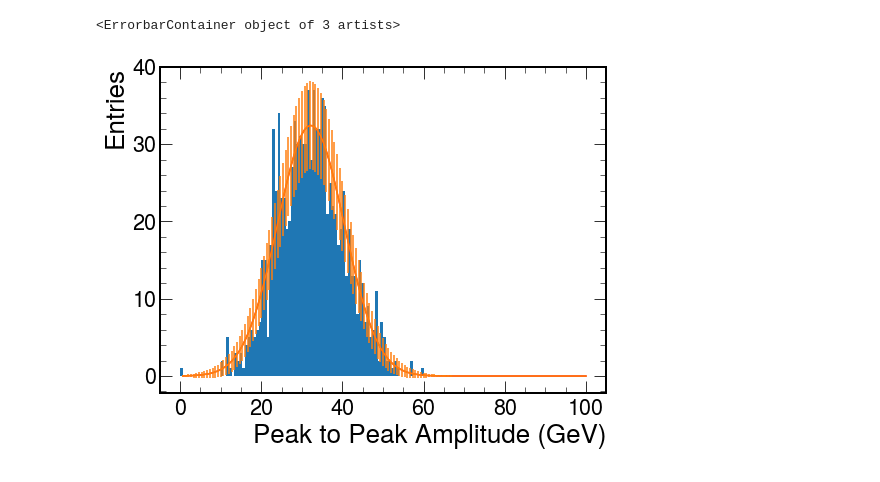
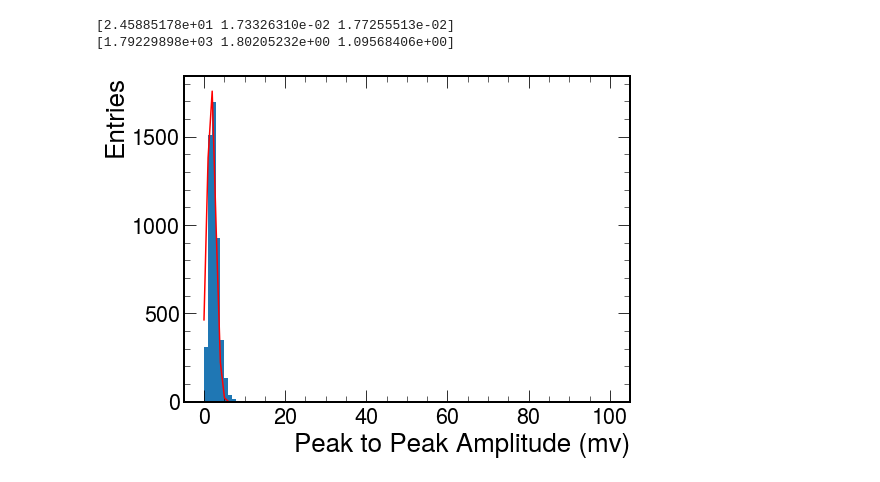
Before and after one commit to SeanBP/Scintillator-Scanner, a Jupyter notebook: RCDAQ_analysis/RCDAQ_Analysis.ipynb, the cells around one changed output. Drawn from its saved outputs; the diff is of its cells as text; code cells hidden in the pictures.

```diff
--- a/RCDAQ_analysis/RCDAQ_Analysis.ipynb
+++ b/RCDAQ_analysis/RCDAQ_Analysis.ipynb
@@ -54,0 +28,26 @@ plt.show()
+# %%
+import matplotlib.pyplot as plt
+import pylab
+import numpy as np
+from matplotlib import colors
+import mplhep as hep
+hep.style.use(hep.style.CMS)
+#hep.set_style("CMS")
+
+
+with open("Jun17Finger.txt") as f:
+    points = (f.read().split('Point'))
+#264
+point = points[1]
+peaktopeak = []
+p2ps = point.split('\n')
+for p2p in p2ps:
+    try:
+        if float(p2p) < 497:
+            peaktopeak.append(float(p2p))
+    except ValueError:
+        x=1
+plt.hist(peaktopeak,150,range=(0,20))
+plt.xlabel('mv')
+plt.ylabel('count')
+plt.show()
@@ -55,18 +56,21 @@ plt.show()
 # %%
 from scipy.optimize import curve_fit
 def gaussian(x, amp, mean, sigma):
     return amp * np.exp( -(x - mean)**2 / (2*sigma**2) )
 fig = plt.figure( figsize=(8, 6), facecolor='w')
-hist_data, bins, patches = plt.hist(peaktopeak, bins=500 - 350, range=[0, 100])
-x = np.linspace(bins[1], bins[-1], 500 - 350)
+hist_data, bins, patches = plt.hist(peaktopeak, 100, range=[0, 100])
+x = np.linspace(0, 100, 100)
 y = hist_data
-popt, pcov = curve_fit(gaussian, x, y, p0=(250, 250, 37.158))
-resolution = peaktopeak
+popt, pcov = curve_fit(gaussian, x, y, p0=(60, sum(peaktopeak)/len(peaktopeak), 50))
 y = gaussian(x, *popt)
 plt.plot(x, y, color='r')
-plt.xlabel('Peak to Peak Amplitude (GeV)')
+plt.xlabel('Peak to Peak Amplitude (mv)')
 plt.ylabel('Entries')
-plt.errorbar(x,y,yerr=np.sqrt(y))
+perr = np.sqrt(np.diag(pcov))
+print(perr)
+print(popt)
+#plt.errorbar(x,y,yerr=np.sqrt(y))
 # %% [output]
-<ErrorbarContainer object of 3 artists>
+[2.45885178e+01 1.73326310e-02 1.77255513e-02]
+[1.79229898e+03 1.80205232e+00 1.09568406e+00]
-[figure, old version]
+[figure, new version]
```
Also changed, not shown: parts of 3 cells of this notebook, 7 other files.
